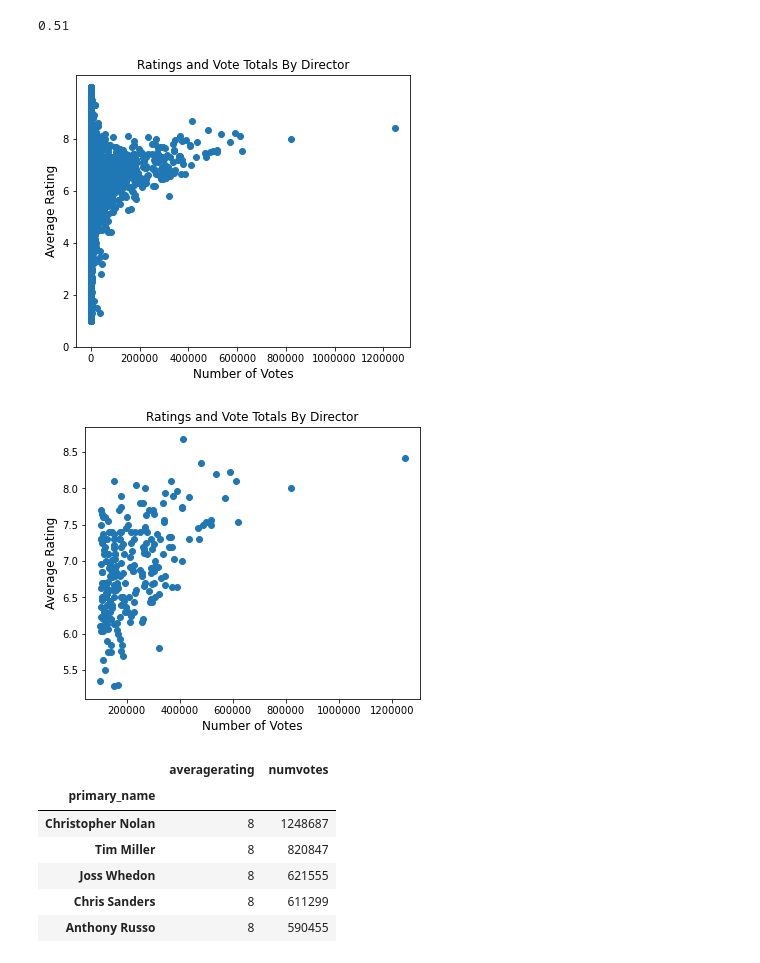
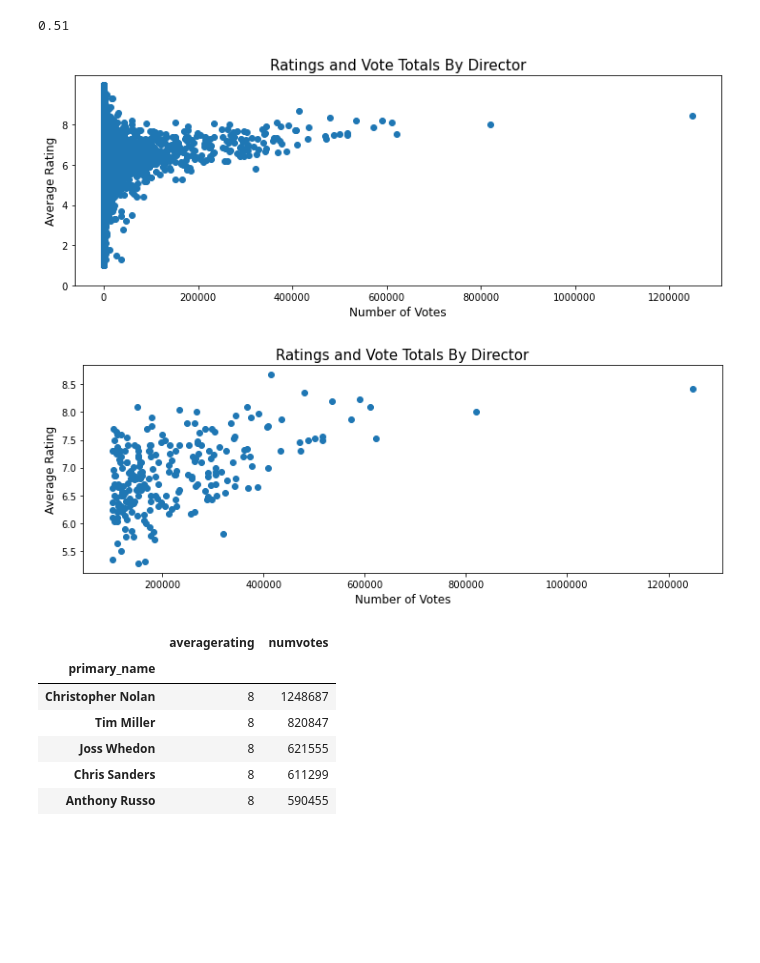
Before and after one commit to learn-co-curriculum/dsc-phase-1-project-v2-4, a Jupyter notebook: final_notebook.ipynb, the cells around one changed output. Drawn from its saved outputs; the diff is of its cells as text; code cells hidden in the pictures; blank space fills up the shorter version.

Commit message:
updated images

```diff
--- a/final_notebook.ipynb
+++ b/final_notebook.ipynb
@@ -817,29 +821,31 @@ df_graph_filtered['averagerating'].corr(df_graph_filtered['numvotes']).round(2)
 # %% [output]
 0.51
 # %%
-fig, ax = plt.subplots(figsize=(6, 5))
+fig, ax = plt.subplots(figsize=(12, 4))
 
 ax.scatter(x= df_graph["numvotes"], y= df_graph["averagerating"])
-plt.title("Ratings and Vote Totals By Director")
+plt.title("Ratings and Vote Totals By Director", fontsize=15)
 plt.yticks(np.arange(0, 10, 2))
 ax.ticklabel_format(useOffset=False, style='plain')
 ax.set_ylabel('Average Rating',fontsize=12)
 ax.set_xlabel('Number of Votes',fontsize=12);
-plt.savefig("Ratings and Vote Totals By Director unfiltered");
+
+
+plt.savefig("visualization_images/Ratings_and_Vote_unfiltered");
 # %% [output]
-[figure, old version]
+[figure, new version]
 # %%
-fig, ax = plt.subplots(figsize=(6, 5))
+fig, ax = plt.subplots(figsize=(12, 4))
 
 ax.scatter(x= df_graph_filtered["numvotes"], y= df_graph_filtered["averagerating"])
-plt.title("Ratings and Vote Totals By Director")
+plt.title("Ratings and Vote Totals By Director", fontsize=15)
 
 ax.ticklabel_format(useOffset=False, style='plain')
 ax.set_ylabel('Average Rating',fontsize=12)
 ax.set_xlabel('Number of Votes',fontsize=12);
-plt.savefig("Ratings and Vote Totals By Director filtered");
+plt.savefig("visualization_images/Ratings_and_Vote_filtered");
 # %% [output]
-[figure, old version]
+[figure, new version]
 # %%
 df_top_directors = df_director_merge2.sort_values(by= ["numvotes", "averagerating"], ascending=False)
 # %%
```
Also changed, not shown: parts of 4 cells of this notebook, 3 other files.
